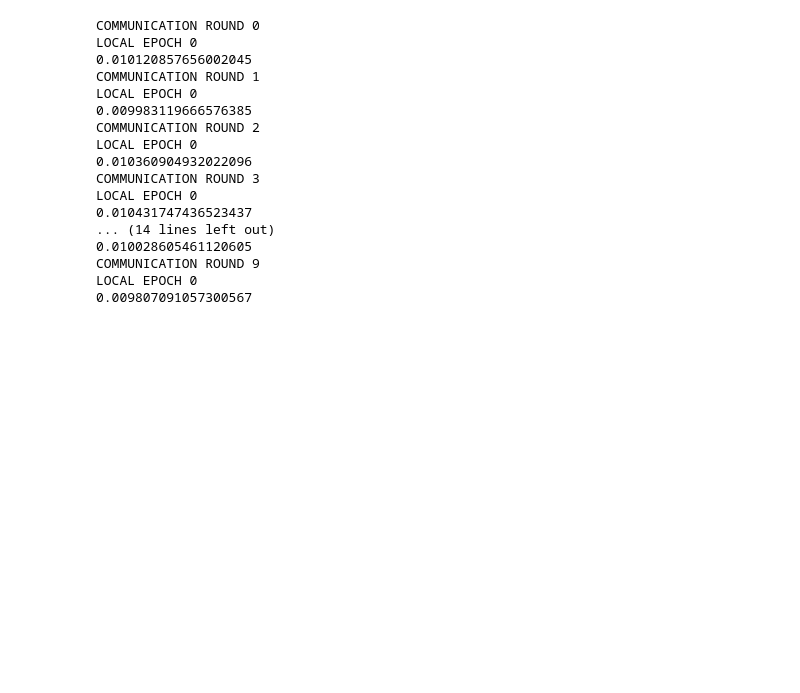
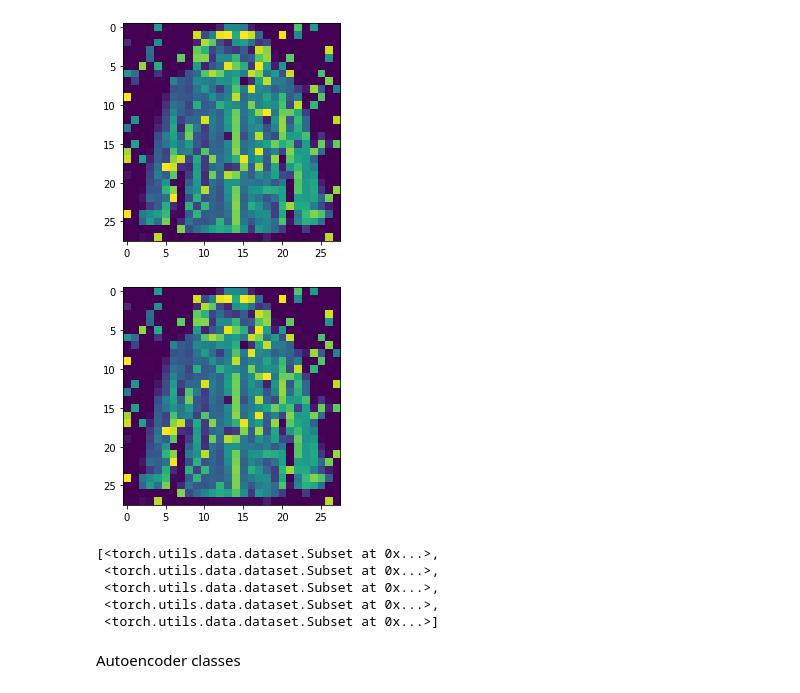
Before and after one commit to heymarco/edge_outlier_detection, a Jupyter notebook: EXP_cifar.ipynb, the cells around one changed output. Cells and saved outputs as stored; diff of their text form; code cells hidden in the pictures; blank space fills up the shorter version.

```diff
--- a/EXP_cifar.ipynb
+++ b/EXP_cifar.ipynb
@@ -30,4 +35,4 @@ WARNING:root:Torch was already hooked... skipping hooking process
 # %%
-NUM_CLIENTS = 2
-BATCH_SIZE = 32
+NUM_CLIENTS = 10
+BATCH_SIZE = 64
 LEARNING_RATE = 1e-3
@@ -60,0 +125,23 @@ def get_averaged_weights(model_dict):
+# %%
+def federate(dataset, num_clients):
+    num_examples = dataset.data.size(0)  # 600000
+    partition_size = int(num_examples / num_clients)  # 6000
+    examples_per_split = [partition_size for _ in range(num_clients)]
+    data = dataset.data[:partition_size*num_clients]
+    splitted_data = torch.utils.data.random_split(data, examples_per_split)
+    subset_image = splitted_data[0].dataset[splitted_data[0].indices[0]]
+    plt.imshow(subset_image)
+    plt.show()
+    plt.imshow(dataset.data[splitted_data[0].indices[0]])
+    plt.show()
+    return splitted_data
+# %%
+federate(mnist_data, 5)
+# %% [output]
+[figure, added]
+[figure, added]
+[<torch.utils.data.dataset.Subset at 0x...>,
+ <torch.utils.data.dataset.Subset at 0x...>,
+ <torch.utils.data.dataset.Subset at 0x...>,
+ <torch.utils.data.dataset.Subset at 0x...>,
+ <torch.utils.data.dataset.Subset at 0x...>]
@@ -61,3 +156,5 @@ def get_averaged_weights(model_dict):
+# %% [markdown]
+Autoencoder classes
 # %%
 class OneLayerAutoencoder(nn.Module):
     def __init__(self):
@@ -138,46 +222,0 @@ criterion = nn.MSELoss()
-# %%
-
-COMMUNICATION_ROUNDS = 10
-LOCAL_EPOCHS = 1
-
-losses = []
-
-for communication_round in range(COMMUNICATION_ROUNDS):
-    print("COMMUNICATION ROUND {}".format(communication_round))
-    for local_epoch in range(LOCAL_EPOCHS):
-        print("LOCAL EPOCH {}".format(local_epoch))
-        for batch_idx, worker_dict in enumerate(federated_data_loader):
-            if batch_idx > 50:
-                break
-            running_loss = 0.0
-            for worker in worker_dict:
-                remote_data, target = worker_dict[worker]
-                remote_data = remote_data.view(remote_data.shape[0], remote_data.shape[1]*remote_data.shape[2]*remote_data.shape[3])
-                remote_net = pointers_to_nets[worker]
-                optimizer = optims.get_optim(worker=remote_data.location.id)
-                batch_loss = train(remote_net, (remote_data, remote_data), optimizer, criterion)
-                running_loss += batch_loss.get().item()
-            if batch_idx % 100 == 1:
-                print(running_loss / (100 * len(workers)))
-                losses.append(running_loss / (100 * len(workers)))
-    new_state_dict = get_averaged_weights(pointers_to_nets)
-    ae.load_state_dict(new_state_dict)
-    pointers_to_nets = send_model_to_workers(ae, workers)
-# %% [output]
-COMMUNICATION ROUND 0
-LOCAL EPOCH 0
-0.010120857656002045
-COMMUNICATION ROUND 1
-LOCAL EPOCH 0
-0.009983119666576385
-COMMUNICATION ROUND 2
-LOCAL EPOCH 0
-0.010360904932022096
-COMMUNICATION ROUND 3
-LOCAL EPOCH 0
-0.010431747436523437
-... (14 lines left out)
-0.010028605461120605
-COMMUNICATION ROUND 9
-LOCAL EPOCH 0
-0.009807091057300567
```
Also changed, not shown: parts of 32 cells of this notebook, 1 other file.
